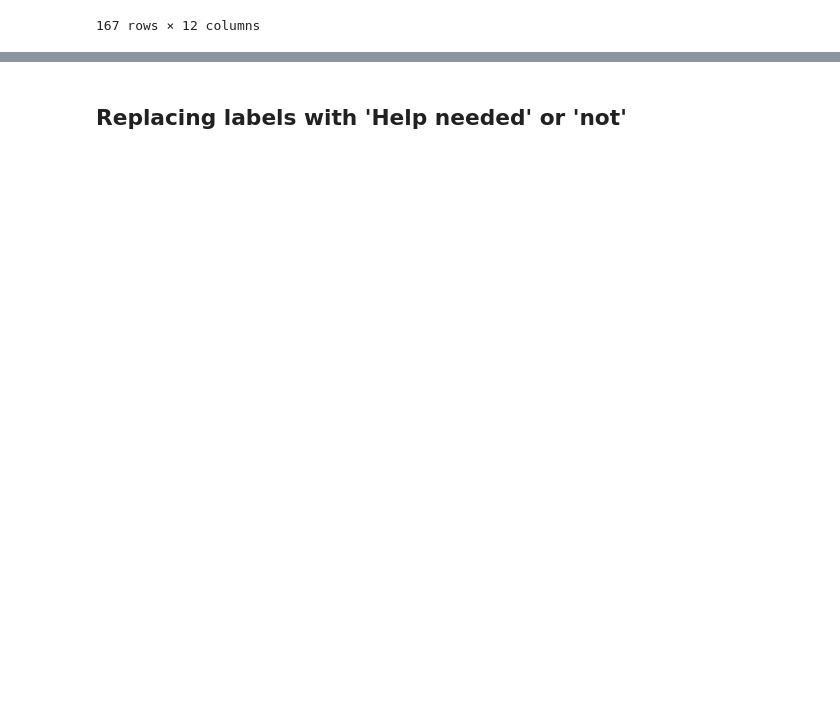
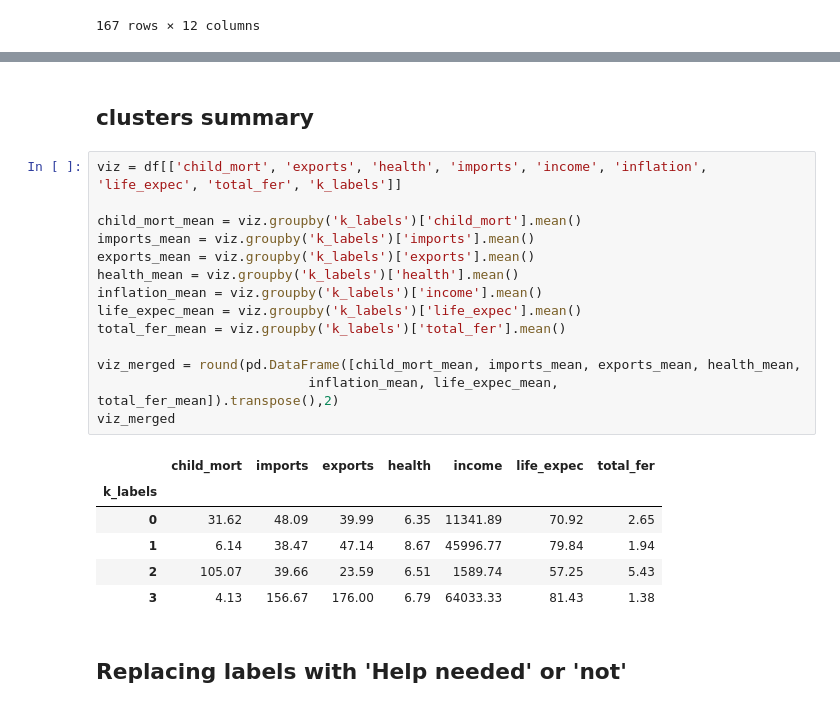
Before and after one commit to hej6853/Rowdy_Rooster_Project3, a Jupyter notebook: Aid to Underdeveloped Countries/ML_Aid to Underdeveloped Countries.ipynb, the cells around one changed output, grey strips where cells are left out. Drawn from its saved outputs; the diff is of its cells as text; blank space fills up the shorter version.

```diff
--- a/Aid to Underdeveloped Countries/ML_Aid to Underdeveloped Countries.ipynb
+++ b/Aid to Underdeveloped Countries/ML_Aid to Underdeveloped Countries.ipynb
@@ -282,3 +289,26 @@ df.head()
+# %% [markdown]
+## clusters summary
+# %%
+viz = df[['child_mort', 'exports', 'health', 'imports', 'income', 'inflation', 'life_expec', 'total_fer', 'k_labels']]
+
+child_mort_mean = viz.groupby('k_labels')['child_mort'].mean()
+imports_mean = viz.groupby('k_labels')['imports'].mean()
+exports_mean = viz.groupby('k_labels')['exports'].mean()
+health_mean = viz.groupby('k_labels')['health'].mean()
+inflation_mean = viz.groupby('k_labels')['income'].mean()
+life_expec_mean = viz.groupby('k_labels')['life_expec'].mean()
+total_fer_mean = viz.groupby('k_labels')['total_fer'].mean()
+
+viz_merged = round(pd.DataFrame([child_mort_mean, imports_mean, exports_mean, health_mean,
+                           inflation_mean, life_expec_mean, total_fer_mean]).transpose(),2)
+viz_merged
+# %% [output]
+|  | child_mort | imports | exports | health | income | life_expec | total_fer |
+| k_labels |  |  |  |  |  |  |  |
+| 0 | 31.62 | 48.09 | 39.99 | 6.35 | 11341.89 | 70.92 | 2.65 |
+| 1 | 6.14 | 38.47 | 47.14 | 8.67 | 45996.77 | 79.84 | 1.94 |
+| 2 | 105.07 | 39.66 | 23.59 | 6.51 | 1589.74 | 57.25 | 5.43 |
+| 3 | 4.13 | 156.67 | 176.00 | 6.79 | 64033.33 | 81.43 | 1.38 |
 # %% [markdown]
 ## Replacing labels with 'Help needed' or 'not'
 # %%
```
Also changed, not shown: parts of 10 cells of this notebook, 4 other files.
